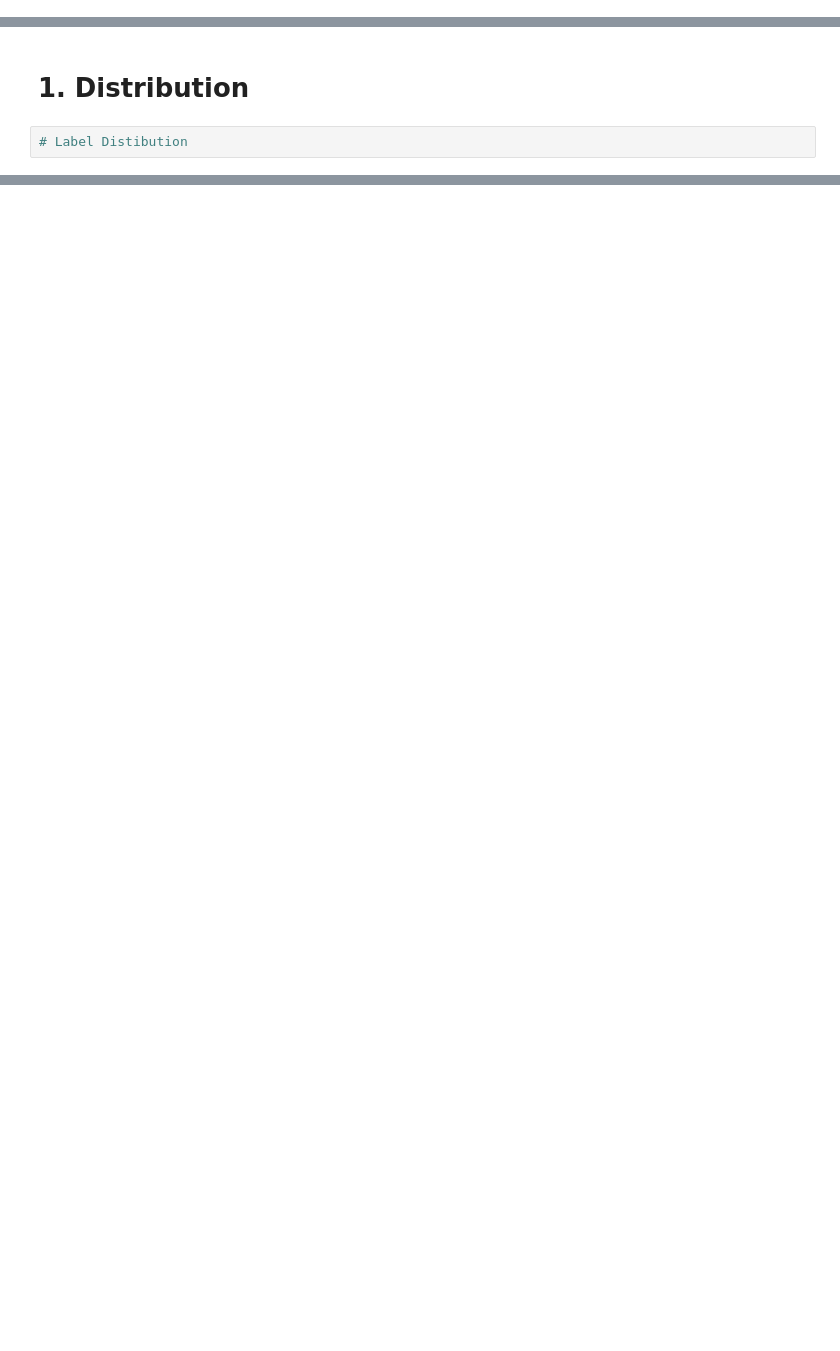
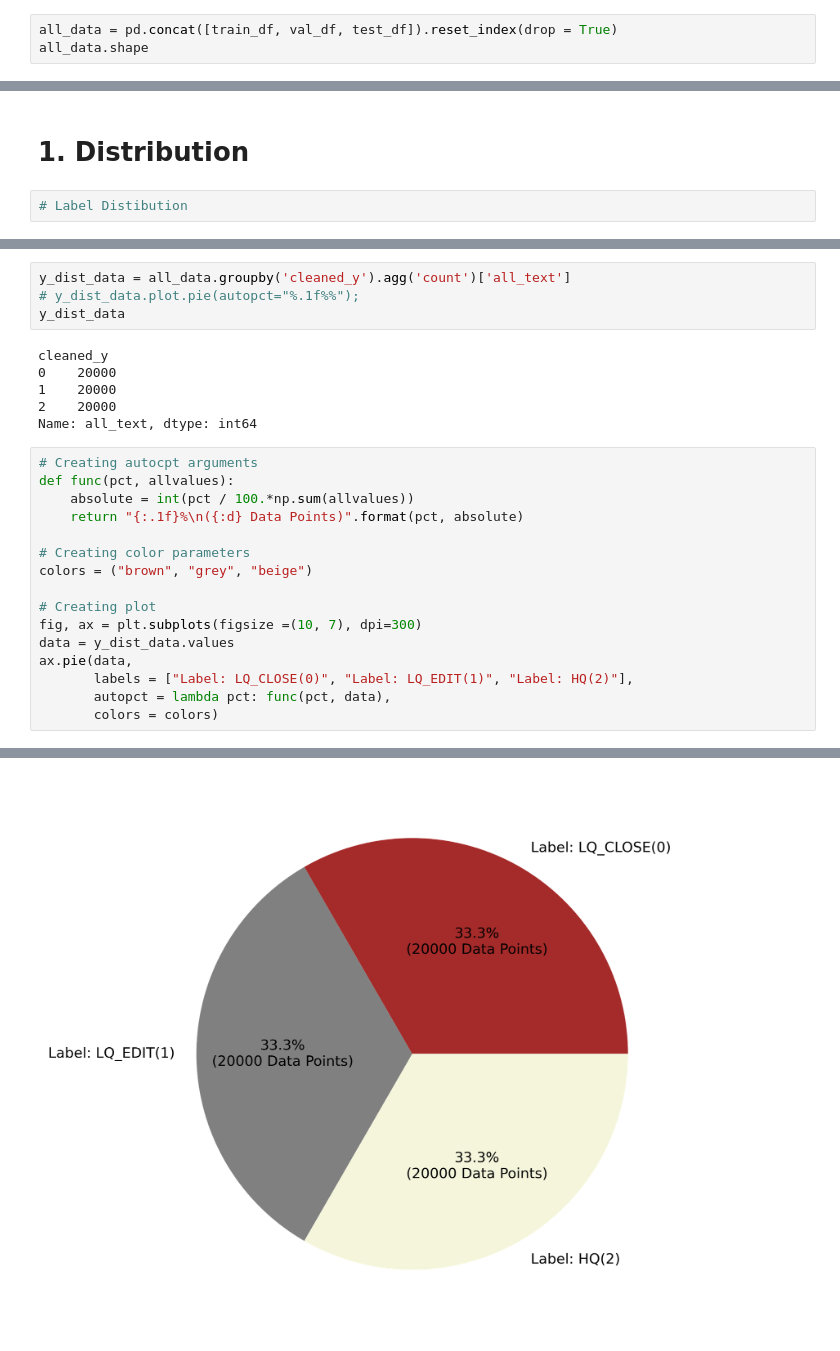
Before and after one commit to JoeyHou/stack-overflow-question-quality, a Jupyter notebook: notebooks/2-eda.ipynb, the cells around one changed output, grey strips where cells are left out. Drawn from its saved outputs; the diff is of its cells as text; blank space fills up the shorter version.

```diff
--- a/notebooks/2-eda.ipynb
+++ b/notebooks/2-eda.ipynb
@@ -45,0 +27,3 @@ pd.DataFrame(all_rows)
+# %%
+all_data = pd.concat([train_df, val_df, test_df]).reset_index(drop = True)
+all_data.shape
@@ -49,0 +42,27 @@ pd.DataFrame(all_rows)
+# %%
+y_dist_data = all_data.groupby('cleaned_y').agg('count')['all_text']
+# y_dist_data.plot.pie(autopct="%.1f%%");
+y_dist_data
+# %% [output]
+cleaned_y
+0    20000
+1    20000
+2    20000
+Name: all_text, dtype: int64
+# %%
+# Creating autocpt arguments
+def func(pct, allvalues):
+    absolute = int(pct / 100.*np.sum(allvalues))
+    return "{:.1f}%\n({:d} Data Points)".format(pct, absolute)
+
+# Creating color parameters
+colors = ("brown", "grey", "beige")
+
+# Creating plot
+fig, ax = plt.subplots(figsize =(10, 7), dpi=300)
+data = y_dist_data.values
+ax.pie(data,
+       labels = ["Label: LQ_CLOSE(0)", "Label: LQ_EDIT(1)", "Label: HQ(2)"],
+       autopct = lambda pct: func(pct, data),
+       colors = colors)
+# %% [output]
@@ -50 +78,2 @@ pd.DataFrame(all_rows)
+[figure, added]
 # %% [markdown]
```
Also changed, not shown: parts of 20 cells of this notebook, 2 other files.
